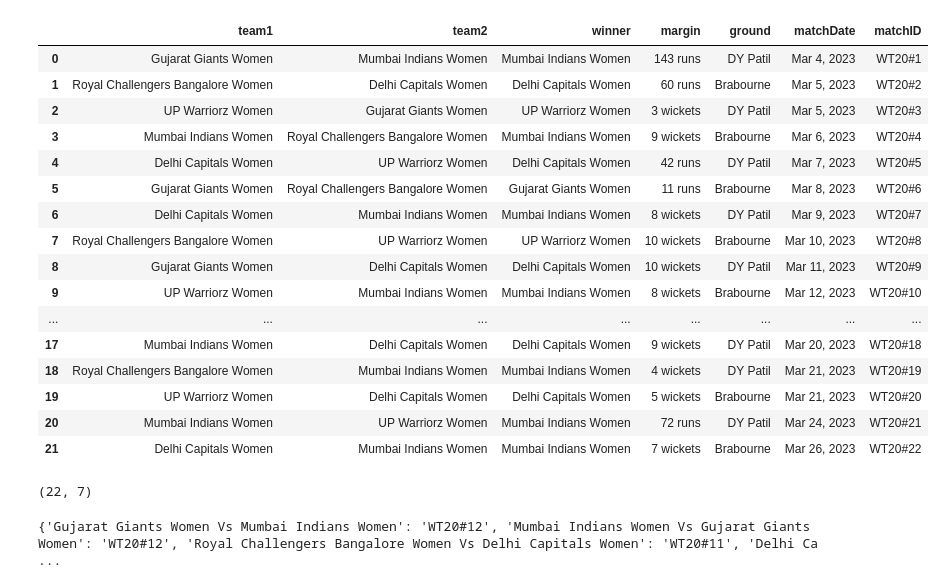
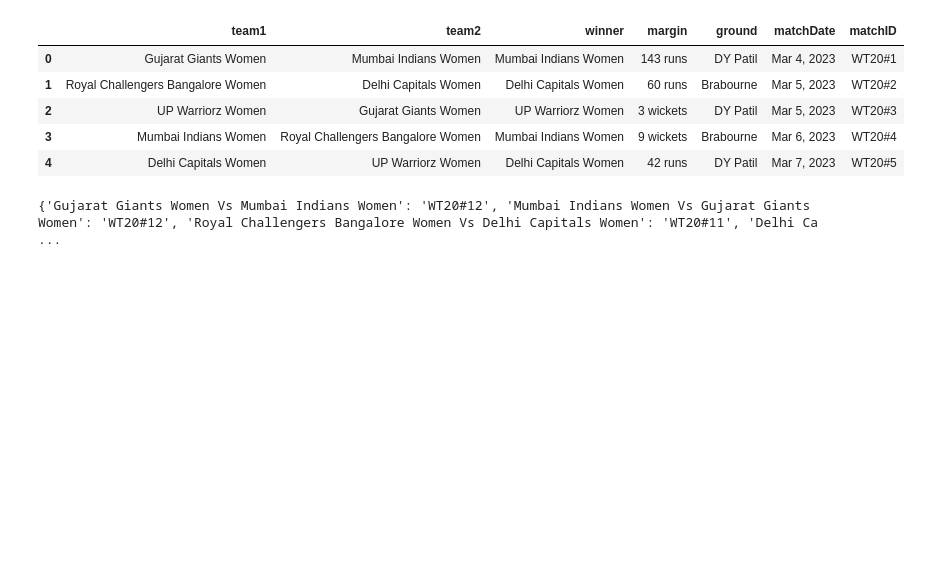
Before and after one commit to AdSattikar/Cricket-Data-Analytics-using-Web-Scraping-and-PowerBI, a Jupyter notebook: Data Preprocessing.ipynb, the cells around one changed output. Drawn from its saved outputs; the diff is of its cells as text; code cells hidden in the pictures; blank space fills up the shorter version.

```diff
--- a/Data Preprocessing.ipynb
+++ b/Data Preprocessing.ipynb
@@ -4,32 +4,17 @@ import json
 # %%
 with open('WPl_json_files/match_summary.json') as f:
     data =  json.load(f)
 df_matches = pd.DataFrame(data)
-df_matches
+df_matches.head()
 # %% [output]
 |  | team1 | team2 | winner | margin | ground | matchDate | matchID |
 | 0 | Gujarat Giants Women | Mumbai Indians Women | Mumbai Indians Women | 143 runs | DY Patil | Mar 4, 2023 | WT20#1 |
 | 1 | Royal Challengers Bangalore Women | Delhi Capitals Women | Delhi Capitals Women | 60 runs | Brabourne | Mar 5, 2023 | WT20#2 |
 | 2 | UP Warriorz Women | Gujarat Giants Women | UP Warriorz Women | 3 wickets | DY Patil | Mar 5, 2023 | WT20#3 |
 | 3 | Mumbai Indians Women | Royal Challengers Bangalore Women | Mumbai Indians Women | 9 wickets | Brabourne | Mar 6, 2023 | WT20#4 |
 | 4 | Delhi Capitals Women | UP Warriorz Women | Delhi Capitals Women | 42 runs | DY Patil | Mar 7, 2023 | WT20#5 |
-| 5 | Gujarat Giants Women | Royal Challengers Bangalore Women | Gujarat Giants Women | 11 runs | Brabourne | Mar 8, 2023 | WT20#6 |
-| 6 | Delhi Capitals Women | Mumbai Indians Women | Mumbai Indians Women | 8 wickets | DY Patil | Mar 9, 2023 | WT20#7 |
-| 7 | Royal Challengers Bangalore Women | UP Warriorz Women | UP Warriorz Women | 10 wickets | Brabourne | Mar 10, 2023 | WT20#8 |
-| 8 | Gujarat Giants Women | Delhi Capitals Women | Delhi Capitals Women | 10 wickets | DY Patil | Mar 11, 2023 | WT20#9 |
-| 9 | UP Warriorz Women | Mumbai Indians Women | Mumbai Indians Women | 8 wickets | Brabourne | Mar 12, 2023 | WT20#10 |
-| ... | ... | ... | ... | ... | ... | ... | ... |
-| 17 | Mumbai Indians Women | Delhi Capitals Women | Delhi Capitals Women | 9 wickets | DY Patil | Mar 20, 2023 | WT20#18 |
-| 18 | Royal Challengers Bangalore Women | Mumbai Indians Women | Mumbai Indians Women | 4 wickets | DY Patil | Mar 21, 2023 | WT20#19 |
-| 19 | UP Warriorz Women | Delhi Capitals Women | Delhi Capitals Women | 5 wickets | Brabourne | Mar 21, 2023 | WT20#20 |
-| 20 | Mumbai Indians Women | UP Warriorz Women | Mumbai Indians Women | 72 runs | DY Patil | Mar 24, 2023 | WT20#21 |
-| 21 | Delhi Capitals Women | Mumbai Indians Women | Mumbai Indians Women | 7 wickets | Brabourne | Mar 26, 2023 | WT20#22 |
 # %%
 df_matches.to_csv('WPL_csv_files/match_summary.csv', index = False)
-# %%
-df_matches.shape
-# %% [output]
-(22, 7)
 # %%
 match_dict = {}
 
```
Also changed, not shown: parts of 5 cells of this notebook, 2 other files.
